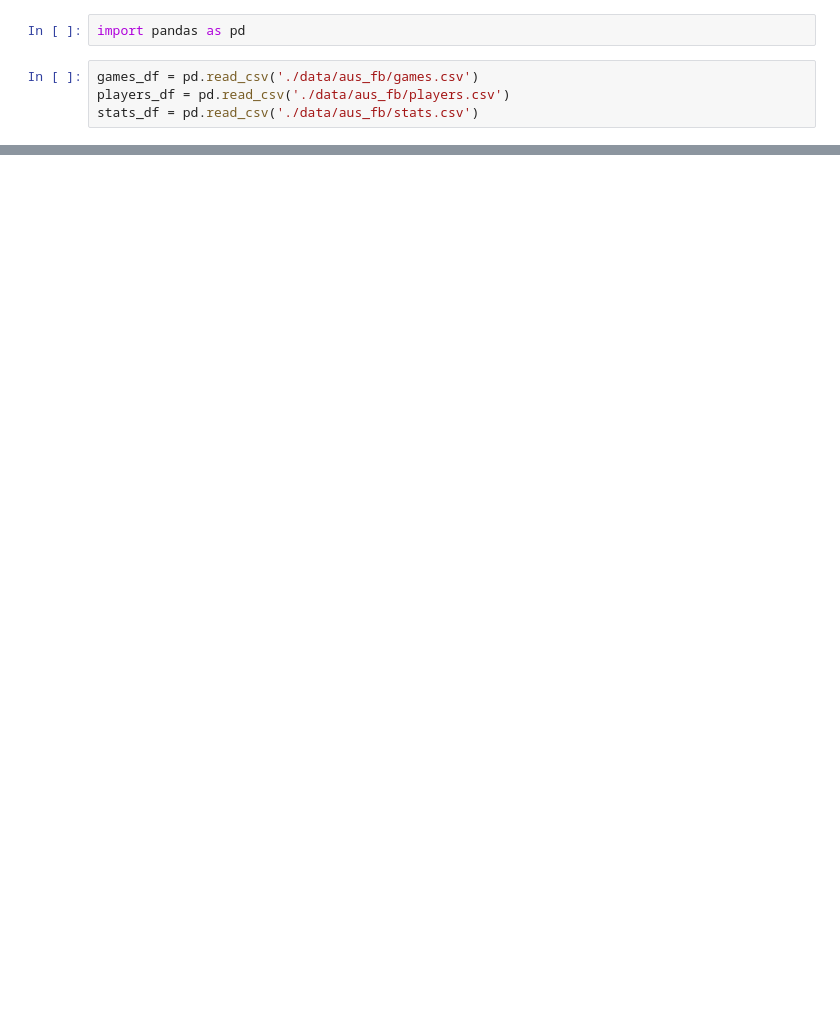
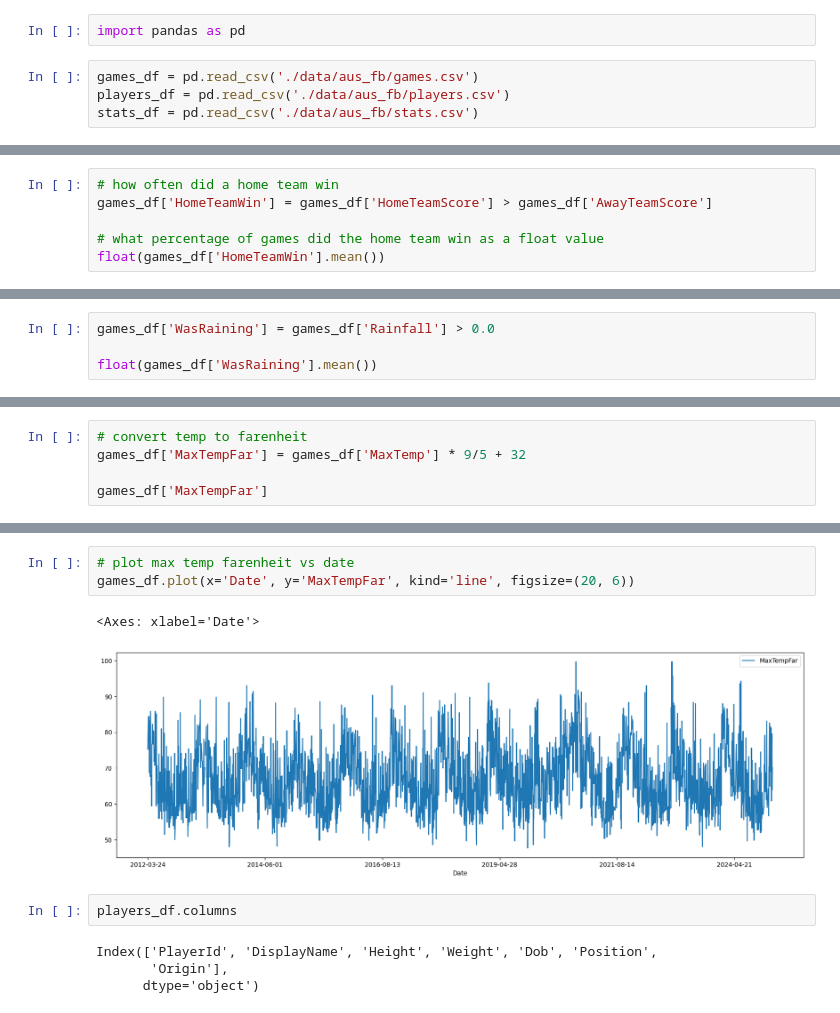
Before and after one commit to TimGraf/jupyter-notebooks, a Jupyter notebook: aus_football_test.ipynb, the cells around one changed output, grey strips where cells are left out. Cells and saved outputs as stored; diff of their text form; blank space fills up the shorter version.

```diff
--- a/aus_football_test.ipynb
+++ b/aus_football_test.ipynb
@@ -19,0 +29,6 @@ games_df.describe()
+# %%
+# how often did a home team win
+games_df['HomeTeamWin'] = games_df['HomeTeamScore'] > games_df['AwayTeamScore']
+
+# what percentage of games did the home team win as a float value
+float(games_df['HomeTeamWin'].mean())
@@ -19,0 +37,4 @@ games_df.describe()
+# %%
+games_df['WasRaining'] = games_df['Rainfall'] > 0.0
+
+float(games_df['WasRaining'].mean())
@@ -19,0 +43,5 @@ games_df.describe()
+# %%
+# convert temp to farenheit
+games_df['MaxTempFar'] = games_df['MaxTemp'] * 9/5 + 32
+
+games_df['MaxTempFar']
@@ -19,0 +61,12 @@ games_df.describe()
+# %%
+# plot max temp farenheit vs date
+games_df.plot(x='Date', y='MaxTempFar', kind='line', figsize=(20, 6))
+# %% [output]
+<Axes: xlabel='Date'>
+[figure, added]
+# %%
+players_df.columns
+# %% [output]
+Index(['PlayerId', 'DisplayName', 'Height', 'Weight', 'Dob', 'Position',
+       'Origin'],
+      dtype='object')
```
Also changed, not shown: parts of 7 cells of this notebook, 1 other file.
